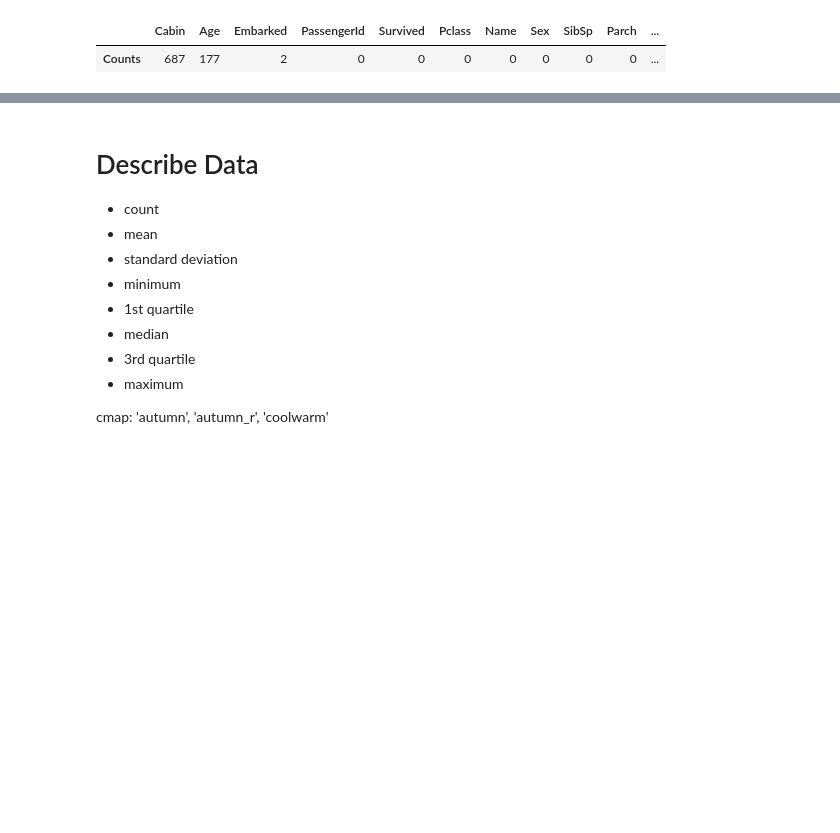
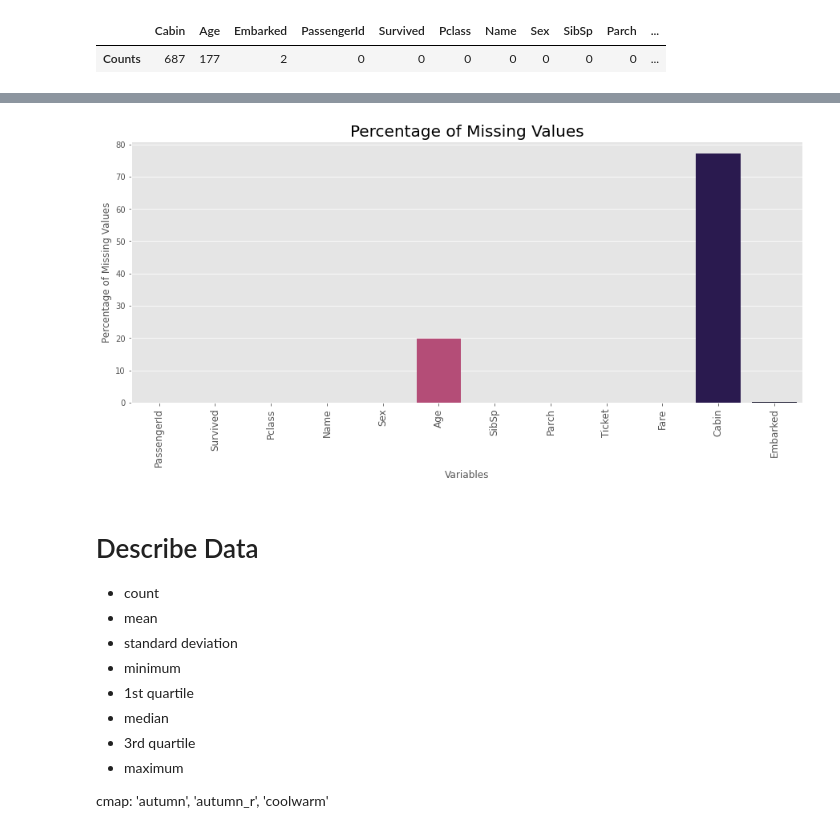
Before and after one commit to melling/ml-kaggle-titanic, a Jupyter notebook: titanic-eda01-biased-outliers.ipynb, the cells around one changed output, grey strips where cells are left out. Cells and saved outputs as stored; diff of their text form; code cells hidden in the pictures; blank space fills up the shorter version.

```diff
--- a/titanic-eda01-biased-outliers.ipynb
+++ b/titanic-eda01-biased-outliers.ipynb
@@ -313,3 +312,13 @@ plt.show();
+# %%
+plt.figure(figsize=(15, 6))
+ax = sns.barplot(x=missing['index'], y=missing['%age'], palette  = 'magma_r')
+plt.title("Percentage of Missing Values", fontsize = 20)
+plt.xticks(fontsize=12, rotation = 90)
+plt.xlabel("Variables")
+plt.ylabel("Percentage of Missing Values")
+plt.show();
+# %% [output]
+[figure, added]
 # %% [markdown]
 # Describe Data
 
```
Also changed, not shown: parts of 20 cells of this notebook.
